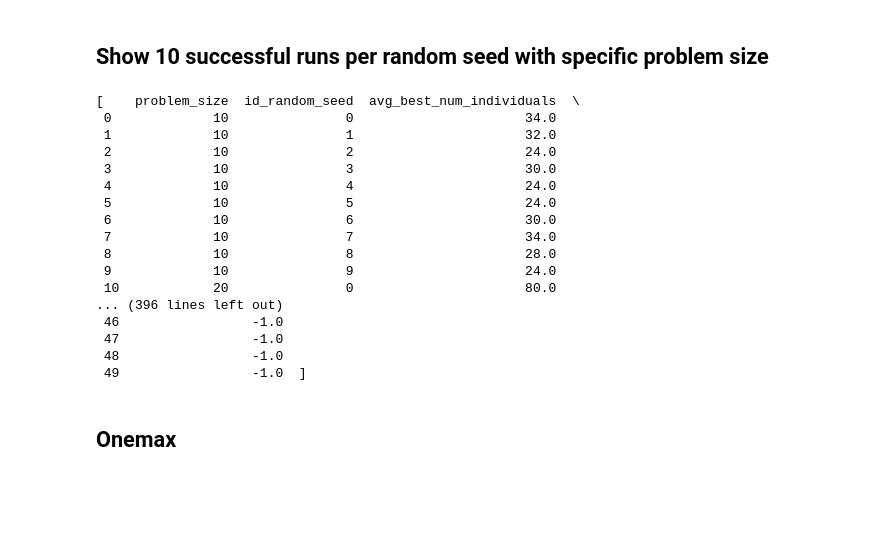
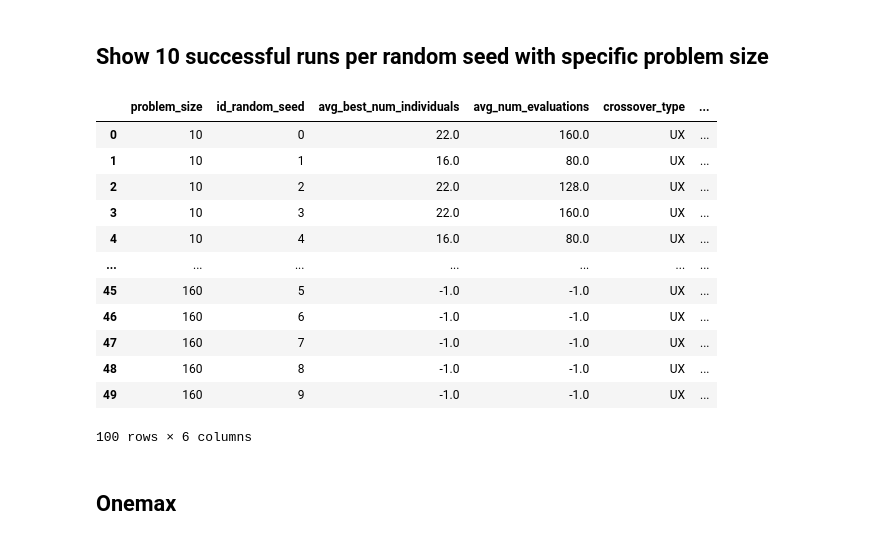
Before and after one commit to nhathuyle2002/CS410, a Jupyter notebook: Task2/20520056_CS410_Task2.ipynb, the cells around one changed output. Saved outputs shown, nothing was run; the diff lists cells and outputs as text; code cells hidden in the pictures; blank space fills up the shorter version.

```diff
--- a/Task2/20520056_CS410_Task2.ipynb
+++ b/Task2/20520056_CS410_Task2.ipynb
@@ -438,28 +438,30 @@ def visualize_statistics(df, fitness_function=onemax):
         plt.show()
 # %% [markdown]
 ## Show 10 successful runs per random seed with specific problem size
-# %%
-df = [pd.read_csv(os.path.join(dir_folder, f'results/result_{fitness_function.__name__}_{crossover_type}.csv'))
-        for fitness_function in [onemax, trap5] for crossover_type in ['1X', 'UX']]
-df
-# %% [output]
-[    problem_size  id_random_seed  avg_best_num_individuals  \
- 0             10               0                      34.0
- 1             10               1                      32.0
- 2             10               2                      24.0
- 3             10               3                      30.0
- 4             10               4                      24.0
- 5             10               5                      24.0
- 6             10               6                      30.0
- 7             10               7                      34.0
- 8             10               8                      28.0
- 9             10               9                      24.0
- 10            20               0                      80.0
-... (396 lines left out)
- 46                 -1.0
- 47                 -1.0
- 48                 -1.0
- 49                 -1.0  ]
+# %%
+tdf = pd.DataFrame({})
+for fitness_function in [onemax, trap5]:
+    for crossover_type in ['1X', 'UX']:
+        df = pd.read_csv(os.path.join(dir_folder, f'results/result_{fitness_function.__name__}_{crossover_type}.csv'))
+        df['crossover_type'] = crossover_type
+        df['fitness_function'] = fitness_function.__name__
+    tdf = pd.concat((tdf, df), axis=0)
+tdf.to_csv(os.path.join(dir_folder, f'results/running_results.csv'))
+tdf
+# %% [output]
+|  | problem_size | id_random_seed | avg_best_num_individuals | avg_num_evaluations | crossover_type | ... |
+| 0 | 10 | 0 | 22.0 | 160.0 | UX | ... |
+| 1 | 10 | 1 | 16.0 | 80.0 | UX | ... |
+| 2 | 10 | 2 | 22.0 | 128.0 | UX | ... |
+| 3 | 10 | 3 | 22.0 | 160.0 | UX | ... |
+| 4 | 10 | 4 | 16.0 | 80.0 | UX | ... |
+| ... | ... | ... | ... | ... | ... | ... |
+| 45 | 160 | 5 | -1.0 | -1.0 | UX | ... |
+| 46 | 160 | 6 | -1.0 | -1.0 | UX | ... |
+| 47 | 160 | 7 | -1.0 | -1.0 | UX | ... |
+| 48 | 160 | 8 | -1.0 | -1.0 | UX | ... |
+| 49 | 160 | 9 | -1.0 | -1.0 | UX | ... |
+100 rows × 6 columns
 # %% [markdown]
 ## Onemax
 # %%
```
Also changed, not shown: parts of 5 cells of this notebook.
